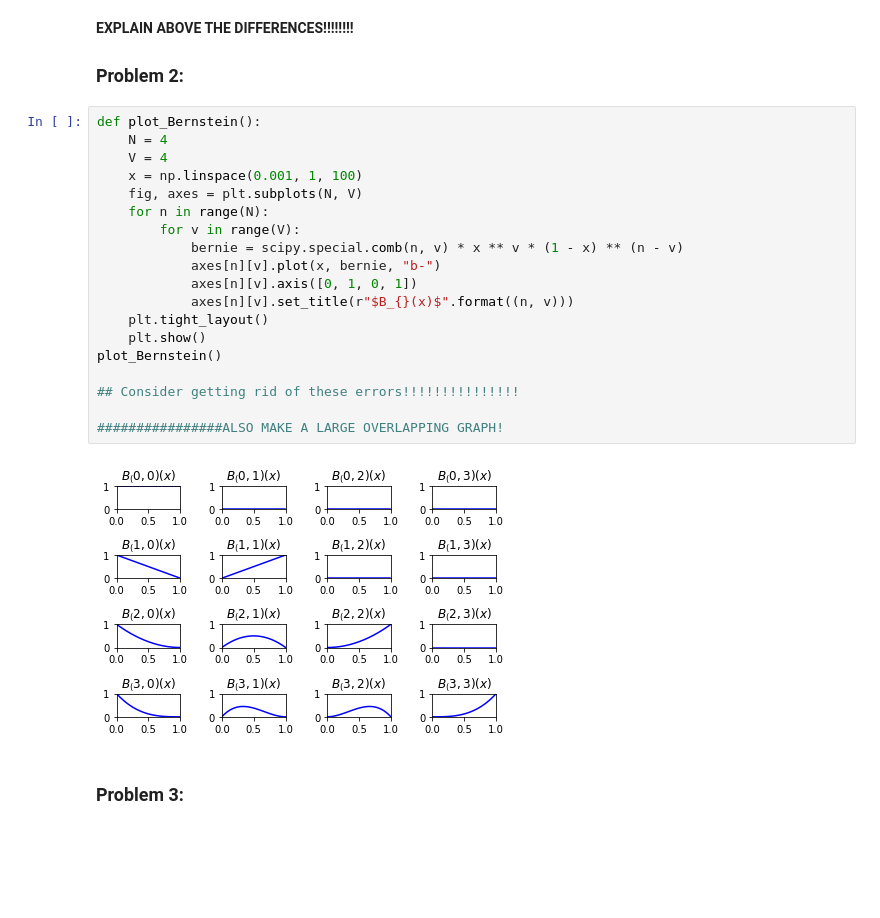
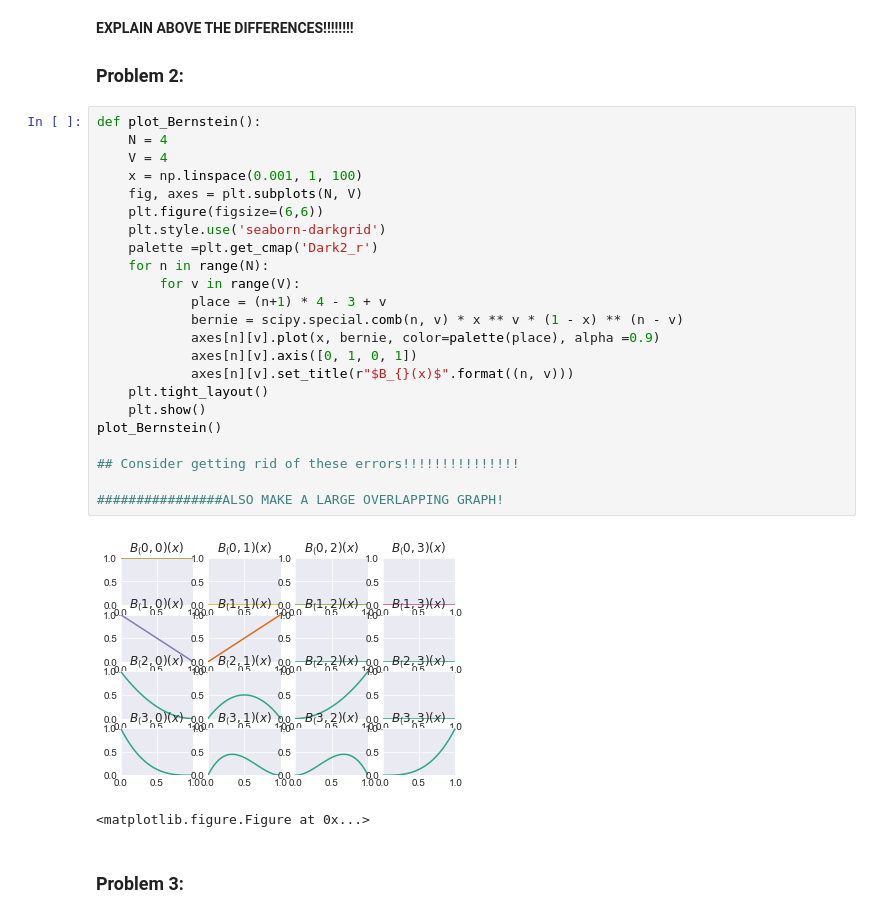
Before and after one commit to Cacheell/BootCamp2018, a Jupyter notebook: ProbSets/Comp/ProbSet2/Problem Set Questions.ipynb, the cells around one changed output. Saved outputs shown, nothing was run; the diff lists cells and outputs as text; blank space fills up the shorter version.

```diff
--- a/ProbSets/Comp/ProbSet2/Problem Set Questions.ipynb
+++ b/ProbSets/Comp/ProbSet2/Problem Set Questions.ipynb
@@ -224,24 +224,29 @@ Quartile 4      9.0     7.501   10.0            3.748           0.5     3.002
 # %%
 def plot_Bernstein():
     N = 4
     V = 4
     x = np.linspace(0.001, 1, 100)
     fig, axes = plt.subplots(N, V)
+    plt.figure(figsize=(6,6))
+    plt.style.use('seaborn-darkgrid')
+    palette =plt.get_cmap('Dark2_r')
     for n in range(N):
         for v in range(V):
+            place = (n+1) * 4 - 3 + v
             bernie = scipy.special.comb(n, v) * x ** v * (1 - x) ** (n - v)
-            axes[n][v].plot(x, bernie, "b-")
+            axes[n][v].plot(x, bernie, color=palette(place), alpha =0.9)
             axes[n][v].axis([0, 1, 0, 1])
             axes[n][v].set_title(r"$B_{}(x)$".format((n, v)))
     plt.tight_layout()
     plt.show()
 plot_Bernstein()
 
 ## Consider getting rid of these errors!!!!!!!!!!!!!!!
 
 ################ALSO MAKE A LARGE OVERLAPPING GRAPH!
 # %% [output]
-[figure, old version]
+[figure, new version]
+<matplotlib.figure.Figure at 0x...>
 # %% [markdown]
 ### Problem 3:
 # %%
```
Also changed, not shown: parts of 36 cells of this notebook, 5 other files.
